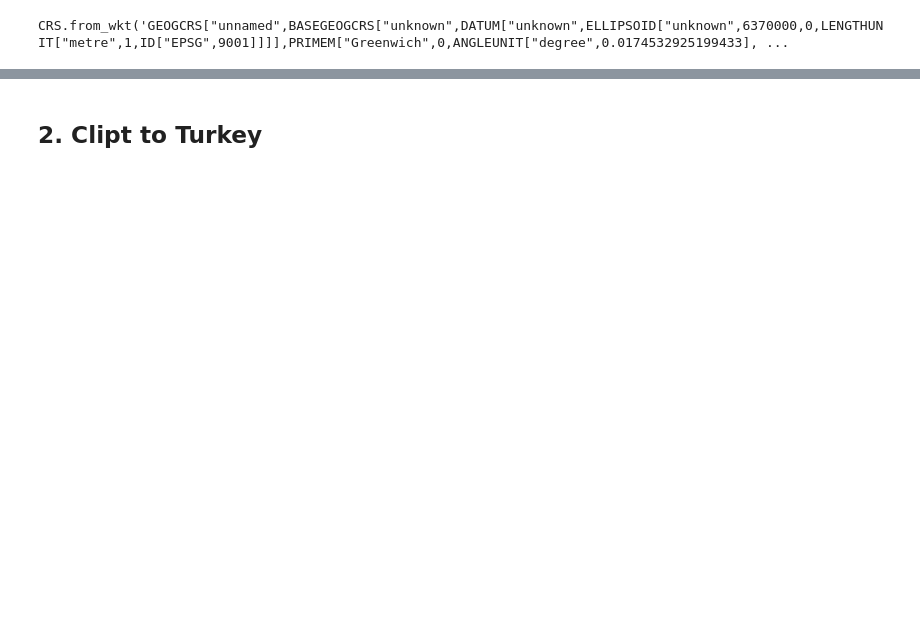
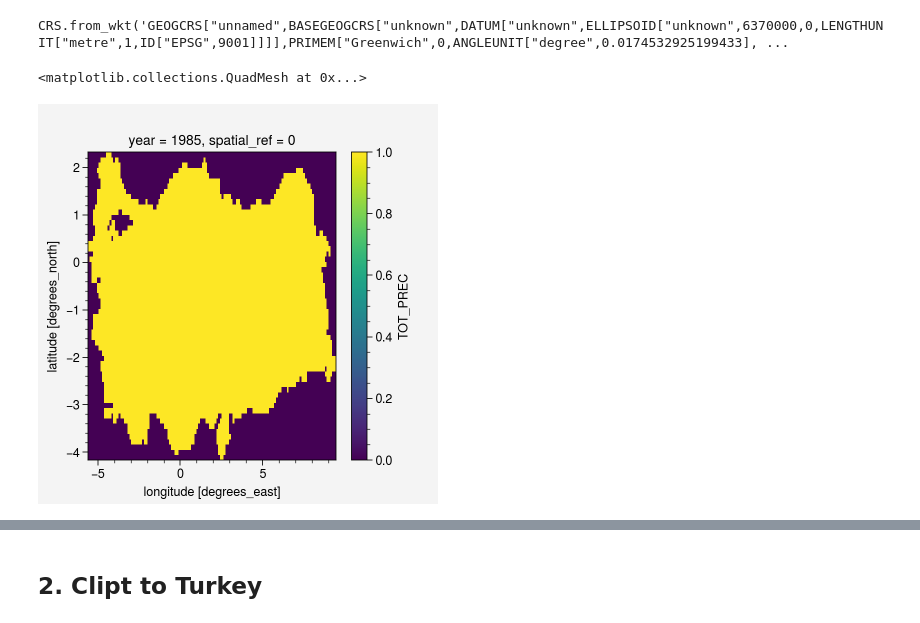
Before and after one commit to donmezkutay/msc-thesis-codes, a Jupyter notebook: vectorize_turkey_shapefile.ipynb, the cells around one changed output, grey strips where cells are left out. Saved outputs shown, nothing was run; the diff lists cells and outputs as text; code cells hidden in the pictures; blank space fills up the shorter version.

```diff
--- a/vectorize_turkey_shapefile.ipynb
+++ b/vectorize_turkey_shapefile.ipynb
@@ -60,3 +80,5 @@ intensity_idx_cosmo = utils.assign_proj_to_model(intensity_idx_cosmo)
 intensity_idx_cosmo.rio.crs
 # %% [output]
 CRS.from_wkt('GEOGCRS["unnamed",BASEGEOGCRS["unknown",DATUM["unknown",ELLIPSOID["unknown",6370000,0,LENGTHUNIT["metre",1,ID["EPSG",9001]]]],PRIMEM["Greenwich",0,ANGLEUNIT["degree",0.0174532925199433], ...
+# %%
+intensity_idx_cosmo_bool = intensity_idx_cosmo.where(intensity_idx_cosmo==0, 1)
@@ -62,0 +87,5 @@ CRS.from_wkt('GEOGCRS["unnamed",BASEGEOGCRS["unknown",DATUM["unknown",ELLIPSOID[
+# %%
+intensity_idx_cosmo_bool.plot()
+# %% [output]
+<matplotlib.collections.QuadMesh at 0x...>
+[figure, added]
```
Also changed, not shown: parts of 9 cells of this notebook, 1 other file.
